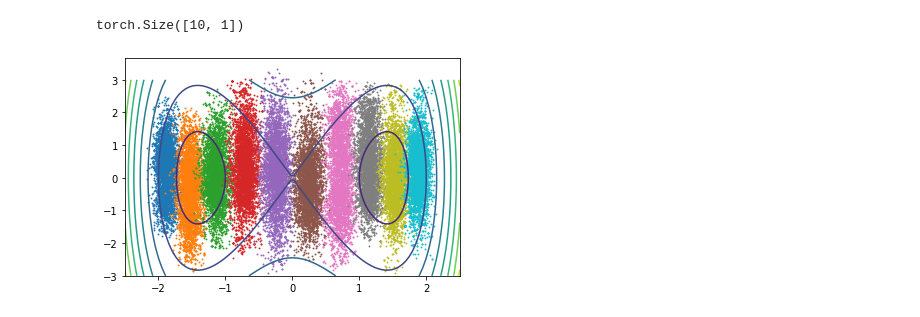
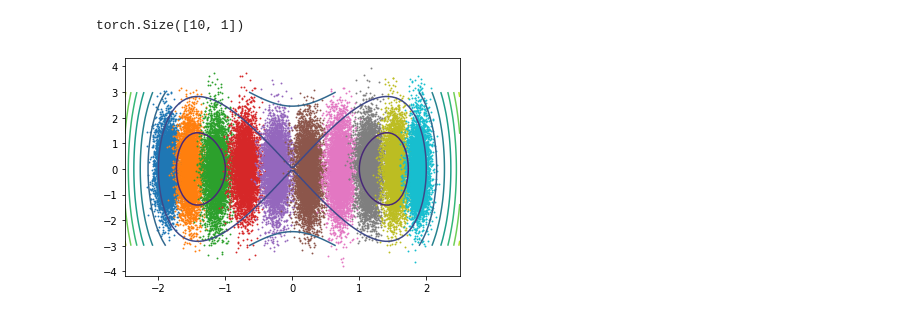
Before and after one commit to noegroup/bgflow, a Jupyter notebook: notebooks/iterative_umbrella_sampling.ipynb, the cells around one changed output. Cells and saved outputs as stored; diff of their text form; code cells hidden in the pictures.

Commit message:
bugfix in double well and cleanup

```diff
--- a/notebooks/iterative_umbrella_sampling.ipynb
+++ b/notebooks/iterative_umbrella_sampling.ipynb
@@ -5,19 +5,28 @@ from tqdm.auto import tqdm
 # %% [output]
 Warning: importing 'simtk.openmm' is deprecated.  Import 'openmm' instead.
 # %%
-energy = bg.DoubleWellEnergy(dim=2)
+unbiased_target = bg.DoubleWellEnergy(dim=2)
 N_UMBRELLAS = 10
 
 class UmbrellaEnergy(bg.Energy):
-    def __init__(self, energy, centers, force_constants):
+    def __init__(
+            self,
+            energy,
+            centers,
+            force_constants,
+            # by default, take x as the reaction coordinate
+            reaction_coordinate=lambda xs: xs[...,0]
+    ):
         super().__init__(energy.event_shapes)
         self.delegate = energy
         self.centers = centers
         self.force_constants = force_constants
+        self.reaction_coordinate = reaction_coordinate
 
-    def _energy(self, x):
-        unbiased = self.delegate.energy(x)[..., 0]
-        umbrella = ((x[...,0] - self.centers)**2).sum(dim=-1)
+    def _energy(self, *xs):
+        unbiased = self.delegate.energy(*xs)[..., 0]
+        rc = self.reaction_coordinate(*xs)
+        umbrella = (rc - self.centers)**2
         bias = 0.5 * self.force_constants * umbrella
         return (unbiased + bias)[..., None]
 # %%
@@ -47,17 +58,18 @@ mcsampler = bg.IterativeSampler(
 )
 # %%
-samples = mcsampler.sample_to_cpu(5000, batch_size=5000)
+*samples, energies = mcsampler.sample_to_cpu(5000, batch_size=5000)
 # %%
 from matplotlib import pyplot as plt
-from bgflow.utils.types import as_numpy
+from bgflow.utils.types import as_numpy, unpack_tensor_tuple
 
 x = torch.linspace(-2.5,2.5,100)
 y = torch.linspace(-3,3,100)
 X, Y = torch.meshgrid(x,y)
-Z = energy.energy(torch.stack([X,Y], dim=-1).reshape(-1,2))
+Z = unbiased_target.energy(torch.stack([X,Y], dim=-1).reshape(-1,2))
 plt.contour(as_numpy(X),as_numpy(Y), as_numpy(Z).reshape(100,100))
 
+sampl = as_numpy(unpack_tensor_tuple(samples))
 for i in range(N_UMBRELLAS):
-    plt.scatter(samples[:,i,0], samples[:,i,1], s=0.8)
+    plt.scatter(sampl[:,i,0], sampl[:,i,1], s=0.8)
 # %% [output]
-[figure, old version]
+[figure, new version]
```
Also changed, not shown: parts of 3 cells of this notebook, 2 other files.
